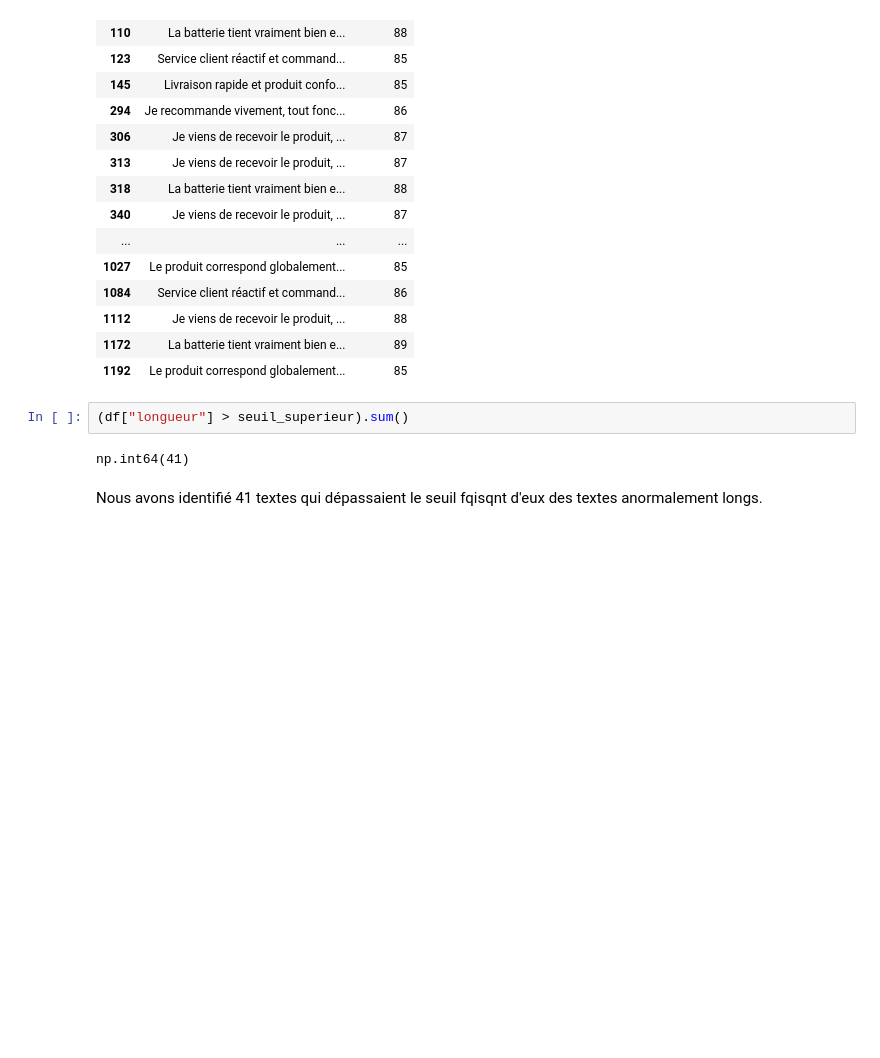
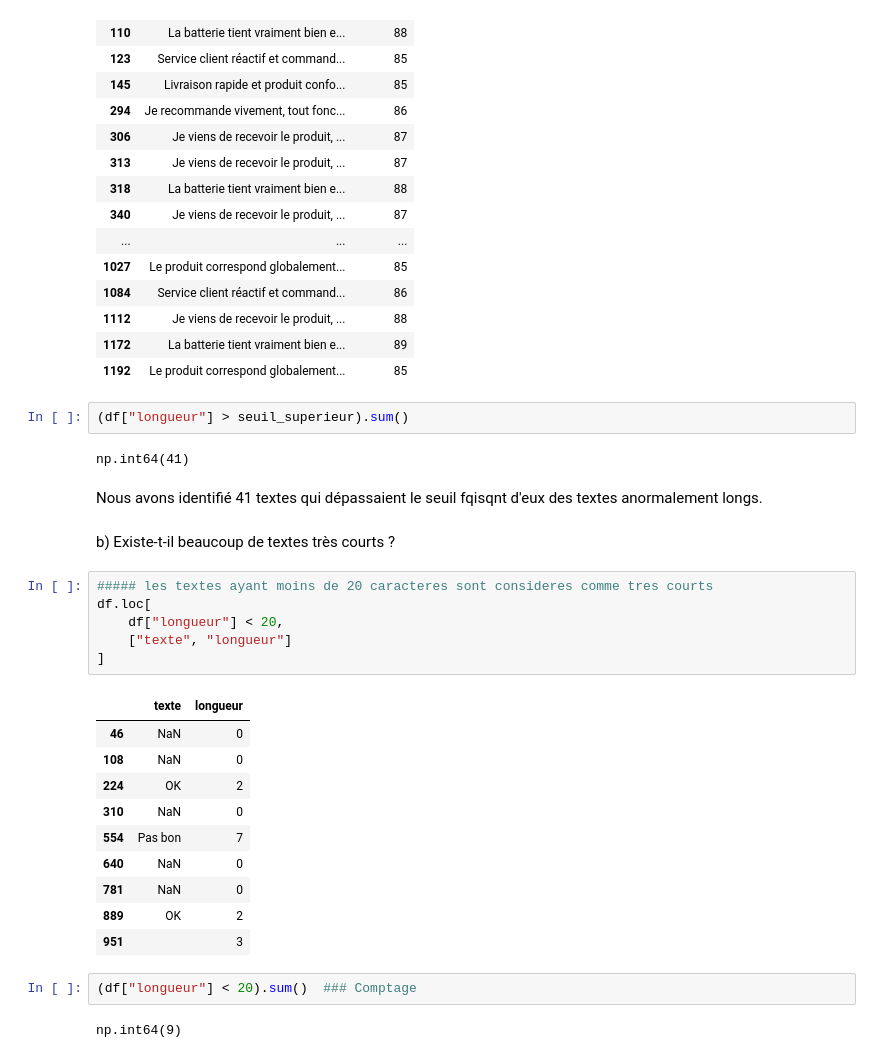
Before and after one commit to khadidiatoungom4-ai/Atelier_prepa_donnees_textuelles, a Jupyter notebook: notebooks/atelier_prepa_donnees_textuelles.ipynb, the cells around one changed output. Cells and saved outputs as stored; diff of their text form; blank space fills up the shorter version.

Commit message:
Partie 1 – Exploration du corpus:Identification des textes anormalement longs et ceux tres courts

```diff
--- a/notebooks/atelier_prepa_donnees_textuelles.ipynb
+++ b/notebooks/atelier_prepa_donnees_textuelles.ipynb
@@ -532,3 +532,26 @@ df.loc[
 np.int64(41)
 # %% [markdown]
 Nous avons identifié 41 textes qui dépassaient le seuil fqisqnt d'eux des textes anormalement longs.
+# %% [markdown]
+b) Existe-t-il beaucoup de textes très courts ?
+# %%
+##### les textes ayant moins de 20 caracteres sont consideres comme tres courts
+df.loc[
+    df["longueur"] < 20,
+    ["texte", "longueur"]
+]
+# %% [output]
+|  | texte | longueur |
+| 46 | NaN | 0 |
+| 108 | NaN | 0 |
+| 224 | OK | 2 |
+| 310 | NaN | 0 |
+| 554 | Pas bon | 7 |
+| 640 | NaN | 0 |
+| 781 | NaN | 0 |
+| 889 | OK | 2 |
+| 951 |  | 3 |
+# %%
+(df["longueur"] < 20).sum()  ### Comptage
+# %% [output]
+np.int64(9)
```
